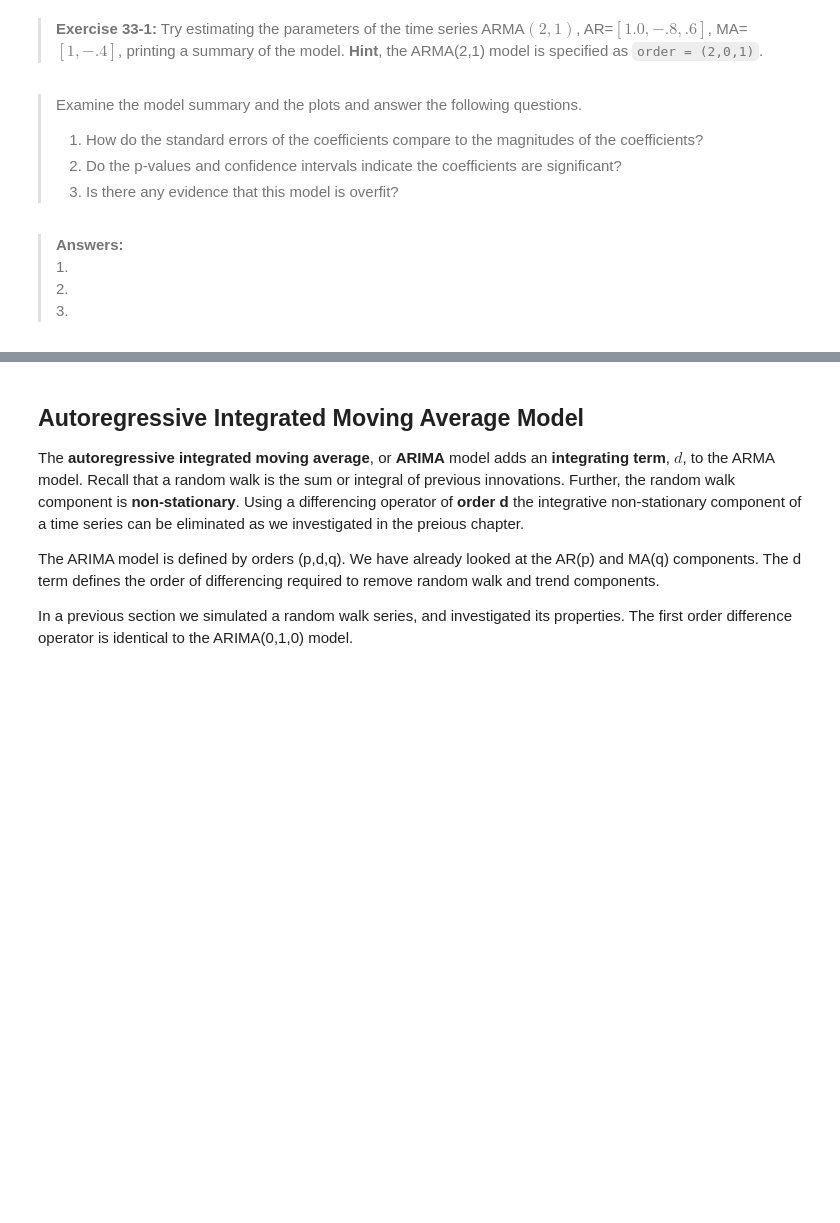
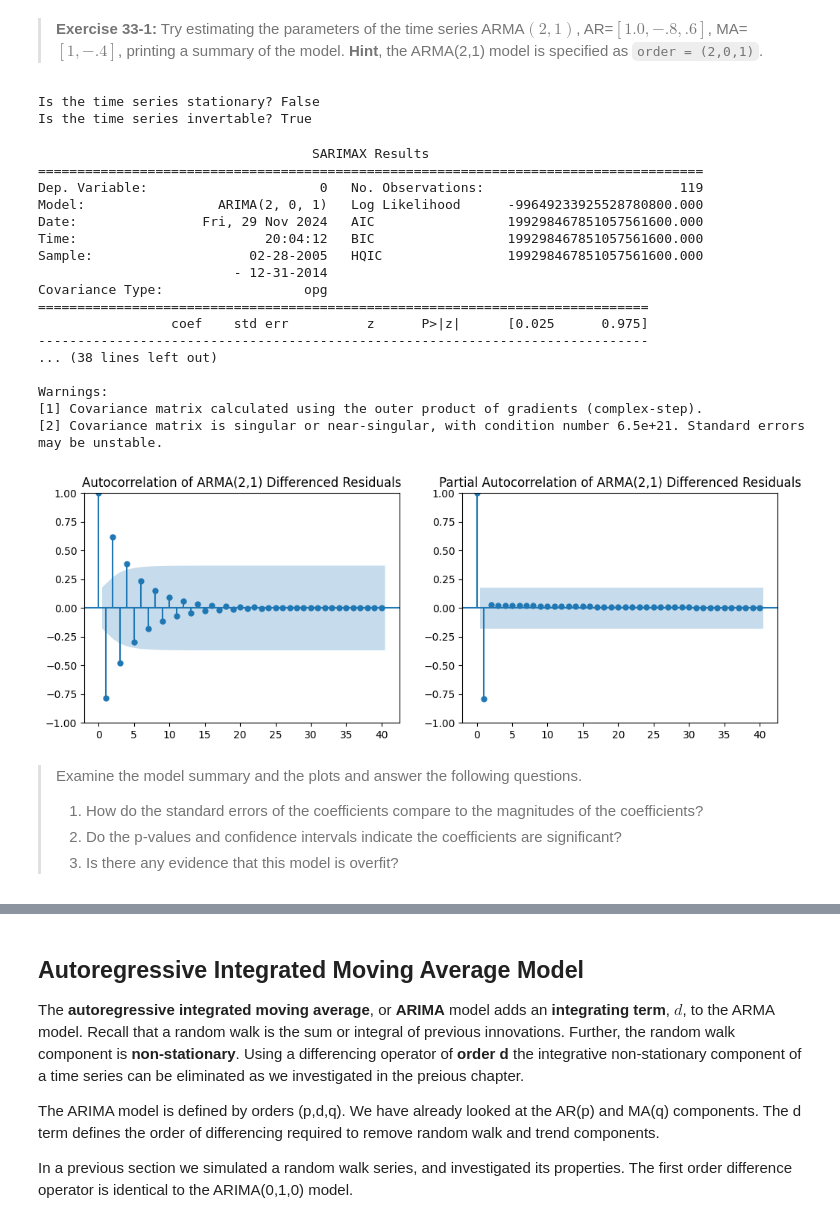
Before and after one commit to lscarval/CSCI-E-83-Fundamentals, a Jupyter notebook: Notebooks/33_Chapter33_TimeSeriesModels.ipynb, the cells around one changed output, grey strips where cells are left out. Cells and saved outputs as stored; diff of their text form; code cells hidden in the pictures; blank space fills up the shorter version.

```diff
--- a/Notebooks/33_Chapter33_TimeSeriesModels.ipynb
+++ b/Notebooks/33_Chapter33_TimeSeriesModels.ipynb
@@ -334,10 +457,53 @@ plot_acf_pacf_simualtion(ar_coefs_list, ma_coefs_list)
+# %%
+np.random.seed(359)
+
+# Coefficients for the ARMA(2,1) model
+ar_coefs = [1.0, -0.8, 0.6]
+ma_coefs = [1, -0.4]
+
+# Simulate the ARMA(2,1) process
+ts_series_arma21 = ARMA_simulate(ar_coef=ar_coefs, ma_coef=ma_coefs)
+
+# Given that the AR part might be non-stationary, we should first difference the series
+ts_series_arma21_differenced = ts_series_arma21.diff().dropna()
+
+# Now fit the ARIMA model with differencing
+try:
+    arma21_model = model_ARIMA(ts_series_arma21_differenced, order=(2,0,1))
+    print(arma21_model.summary())
+
+    # Plot ACF and PACF for the residuals of the differenced series
+    residuals = arma21_model.resid
+    ACF_title = 'Autocorrelation of ARMA(2,1) Differenced Residuals'
+    PACF_title = 'Partial Autocorrelation of ARMA(2,1) Differenced Residuals'
+    auto_partial_corr_plot(residuals, ACF_title=ACF_title, PACF_title=PACF_title)
+except np.linalg.LinAlgError as e:
+    print("Linear algebra error during fitting:", str(e))
+except Exception as e:
+    print("An error occurred during model fitting:", str(e))
+# %% [output]
+Is the time series stationary? False
+Is the time series invertable? True
+                                   SARIMAX Results
+=====================================================================================
+Dep. Variable:                      0   No. Observations:                         119
+Model:                 ARIMA(2, 0, 1)   Log Likelihood      -99649233925528780800.000
+Date:                Fri, 29 Nov 2024   AIC                 199298467851057561600.000
+Time:                        20:04:12   BIC                 199298467851057561600.000
+Sample:                    02-28-2005   HQIC                199298467851057561600.000
+                         - 12-31-2014
+Covariance Type:                  opg
+==============================================================================
+                 coef    std err          z      P>|z|      [0.025      0.975]
+------------------------------------------------------------------------------
+... (38 lines left out)
+
+Warnings:
+[1] Covariance matrix calculated using the outer product of gradients (complex-step).
+[2] Covariance matrix is singular or near-singular, with condition number 6.5e+21. Standard errors may be unstable.
+[figure, added]
 # %% [markdown]
 > Examine the model summary and the plots and answer the following questions.
 > 1. How do the standard errors of the coefficients compare to the magnitudes of the coefficients?
 > 2. Do the p-values and confidence intervals indicate the coefficients are significant?
 > 3. Is there any evidence that this model is overfit?
-# %% [markdown]
-> **Answers:**
-> 1.
-> 2.
-> 3.
```
Also changed, not shown: parts of 56 cells of this notebook.
